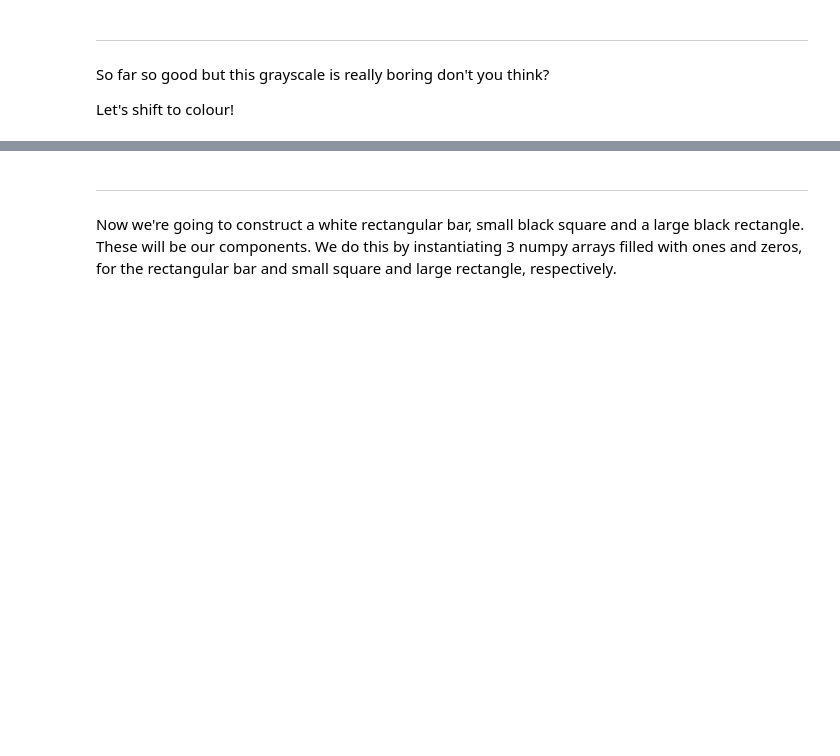
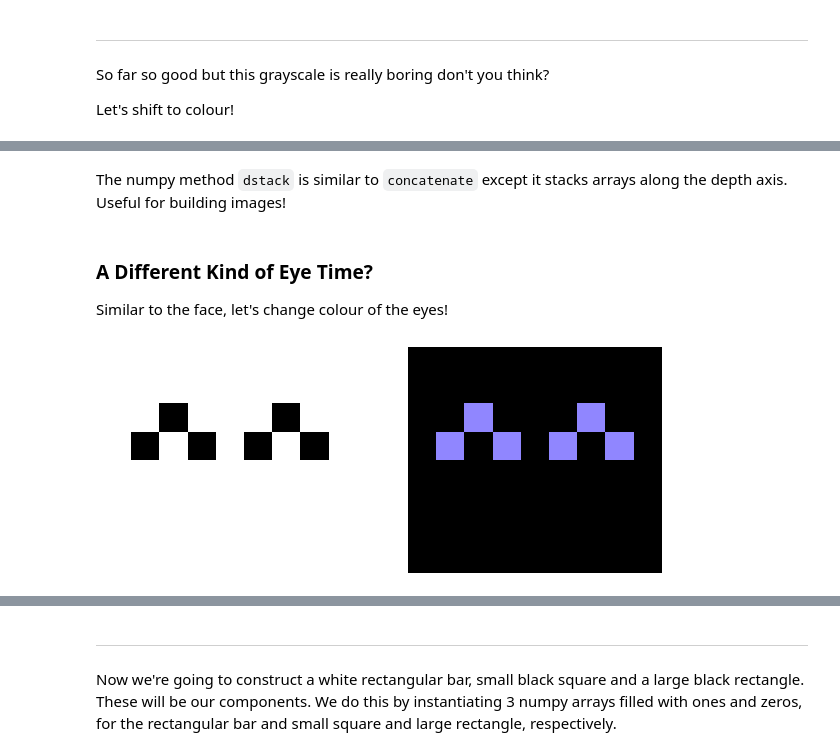
Before and after one commit to jonathanwvos/first_principles, a Jupyter notebook: Matrices.ipynb, the cells around one changed output, grey strips where cells are left out. Saved outputs shown, nothing was run; the diff lists cells and outputs as text; code cells hidden in the pictures; blank space fills up the shorter version.

```diff
--- a/Matrices.ipynb
+++ b/Matrices.ipynb
@@ -929,0 +946,32 @@ ef_red =
+# %% [markdown]
+The numpy method `dstack` is similar to `concatenate` except it stacks arrays along the depth axis. Useful for building images!
+# %% [markdown]
+### A Different Kind of Eye Time?
+
+Similar to the face, let's change colour of the eyes!
+# %%
+tmp = np.copy(emoji_eyes)*255
+em_red = np.copy(cv2.bitwise_not(tmp))
+em_green = np.copy(cv2.bitwise_not(tmp))
+em_blue = np.copy(cv2.bitwise_not(tmp))
+
+ee_red = np.copy(emoji_eyes)*144
+ee_green = np.copy(emoji_eyes)*134
+ee_blue = np.copy(emoji_eyes)*255
+
+eye_mask = np.dstack((em_red, em_green, em_blue))
+
+coloured_eyes = np.dstack((ee_red, ee_green, ee_blue))
+
+fig = plt.figure(figsize=(10,10))
+
+fig.add_subplot(1,2,1)
+plt.imshow(eye_mask)
+plt.axis('off')
+
+fig.add_subplot(1,2,2)
+plt.imshow(coloured_eyes)
+plt.axis('off')
+plt.show()
+# %% [output]
+[figure, added]
```
Also changed, not shown: parts of 12 cells of this notebook.
